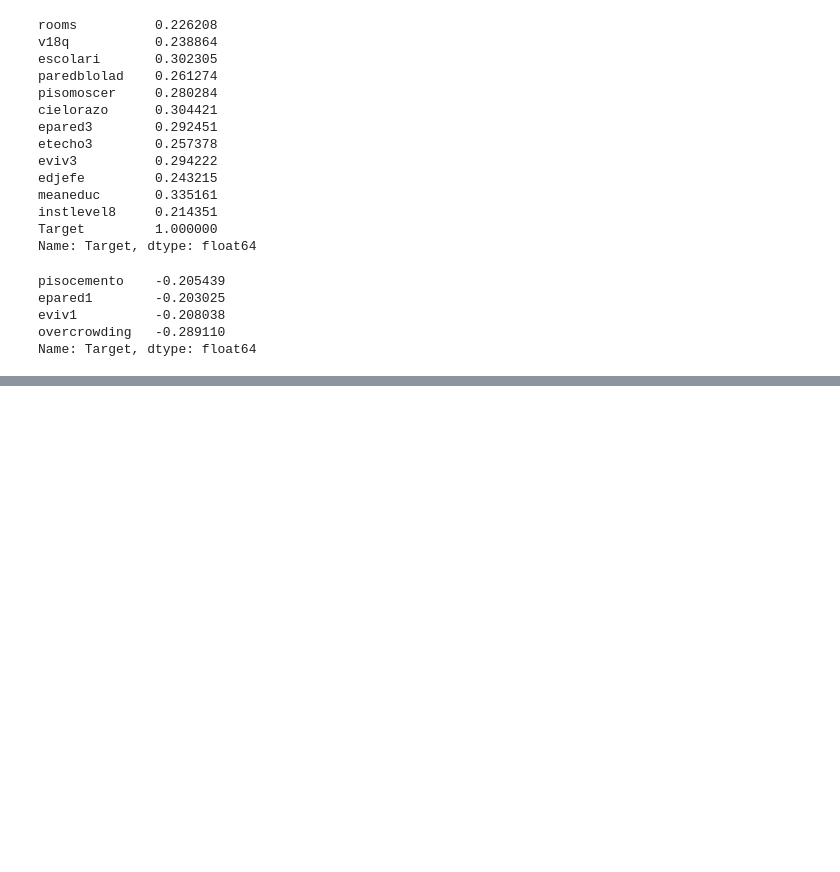
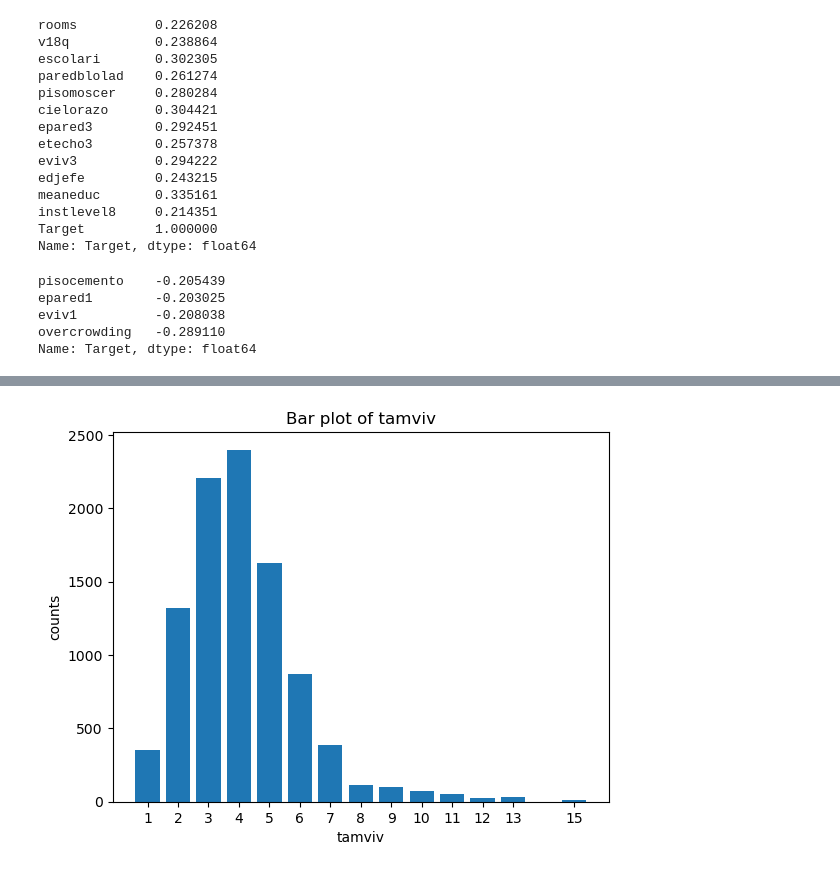
Before and after one commit to Ivelina-Z/mini-ML-projects, a Jupyter notebook: Costa_Rican_household_poverty_prediction/Costa_Rican_household_poverty.ipynb, the cells around one changed output, grey strips where cells are left out. Cells and saved outputs as stored; diff of their text form; code cells hidden in the pictures; blank space fills up the shorter version.

```diff
--- a/Costa_Rican_household_poverty_prediction/Costa_Rican_household_poverty.ipynb
+++ b/Costa_Rican_household_poverty_prediction/Costa_Rican_household_poverty.ipynb
@@ -141,0 +223,4 @@ Name: Target, dtype: float64
+# %%
+bar_plot(data, 'tamviv')
+# %% [output]
+[figure, added]
```
Also changed, not shown: parts of 22 cells of this notebook.
